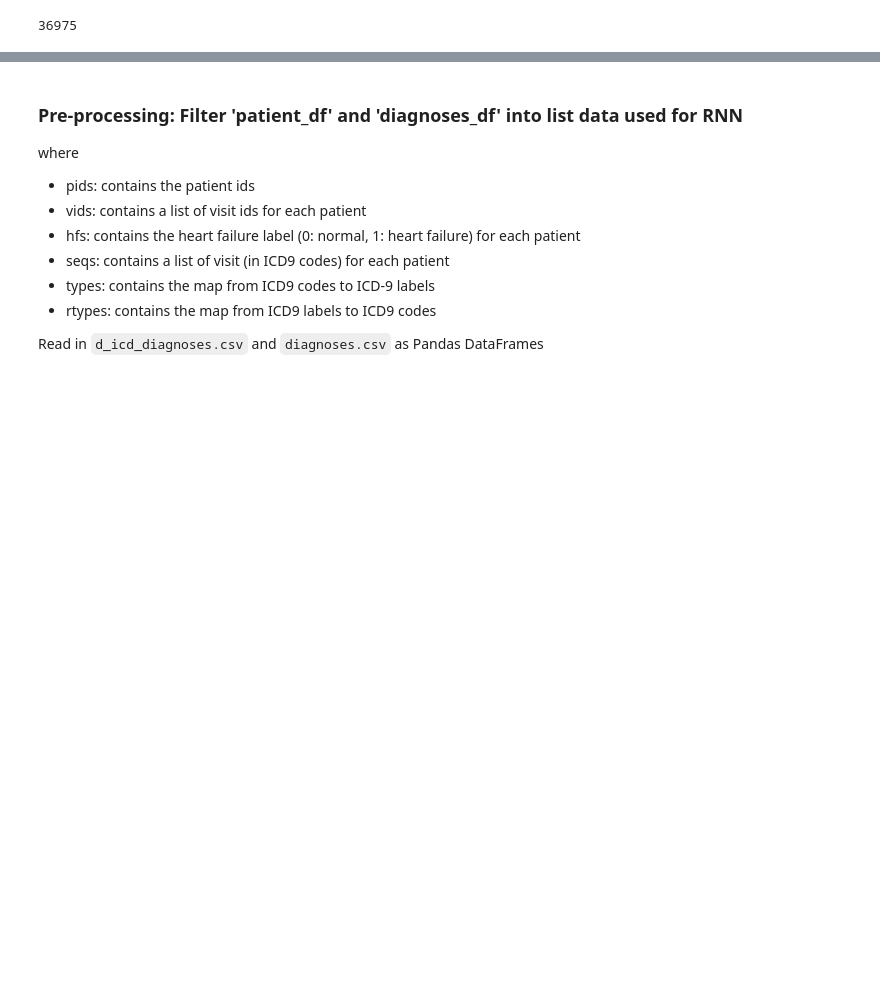
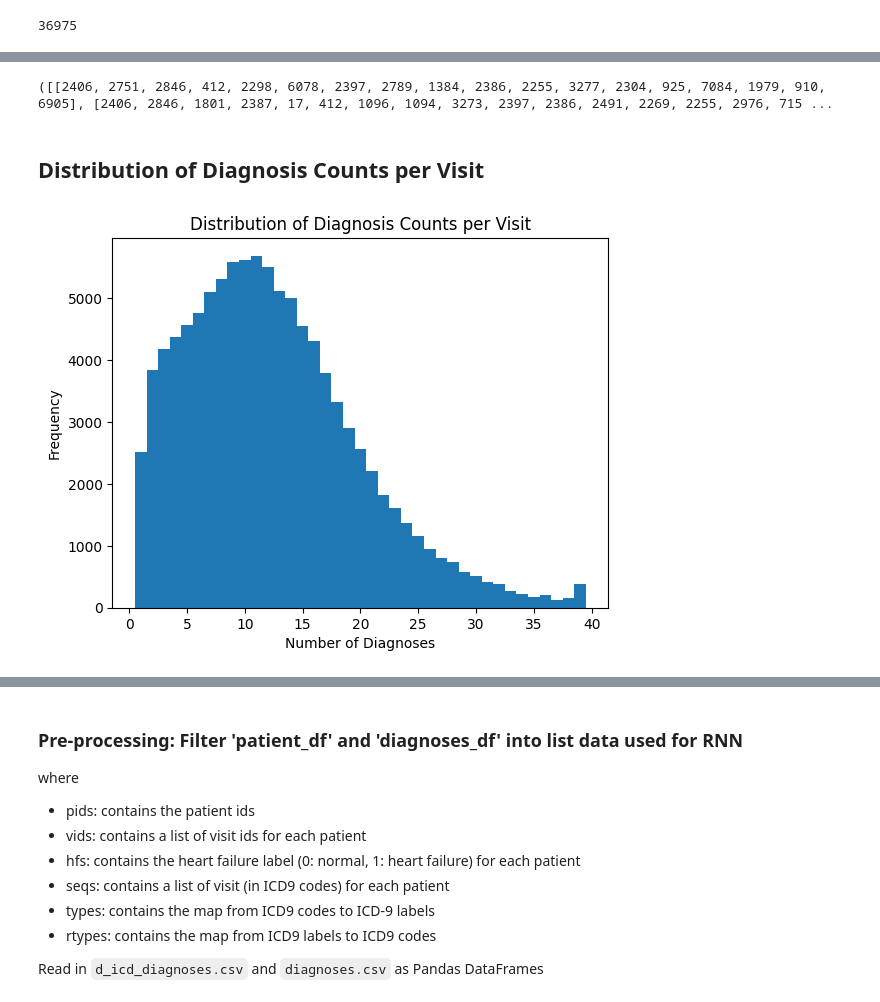
Before and after one commit to BK1147/CS598_DLH_Final_Project, a Jupyter notebook: DL4H_Team_74_Final_Report.ipynb, the cells around one changed output, grey strips where cells are left out. Saved outputs shown, nothing was run; the diff lists cells and outputs as text; code cells hidden in the pictures; blank space fills up the shorter version.

Commit message:
Add data description and visulization

```diff
--- a/DL4H_Team_74_Final_Report.ipynb
+++ b/DL4H_Team_74_Final_Report.ipynb
@@ -173,0 +245,8 @@ len(pids)
+# %%
+print("Patient ID:", pids[5])
+print("Heart Failure:", hfs[5])
+print("# of visits:", len(vids[5]))
+for visit in range(len(vids[5])):
+    print(f"\t{visit}-th visit id:", vids[3][visit])
+    print(f"\t{visit}-th visit diagnosis labels:", seqs[3][visit])
+    print(f"\t{visit}-th visit diagnosis codes:", [rtypes[label] for label in seqs[3][visit]])
@@ -173,0 +260,36 @@ len(pids)
+# %%
+from torch.utils.data import Dataset
+
+
+class CustomDataset(Dataset):
+
+    def __init__(self, seqs, hfs):
+
+        self.x = seqs  # Store diagnosis sequences
+        self.y = hfs   # Store heart failure outcomes
+
+    def __len__(self):
+        return len(self.x)  # Number of patients
+
+    def __getitem__(self, index):
+        return self.x[index], self.y[index]
+
+
+dataset = CustomDataset(seqs, hfs)
+
+print(dataset[1000])
+# %% [output]
+([[2406, 2751, 2846, 412, 2298, 6078, 2397, 2789, 1384, 2386, 2255, 3277, 2304, 925, 7084, 1979, 910, 6905], [2406, 2846, 1801, 2387, 17, 412, 1096, 1094, 3273, 2397, 2386, 2491, 2269, 2255, 2976, 715 ...
+# %% [markdown]
+## Distribution of Diagnosis Counts per Visit
+# %%
+import matplotlib.pyplot as plt
+
+diagnoses_per_visit = [len(visit) for patient in dataset.x for visit in patient]
+plt.hist(diagnoses_per_visit, bins=range(1, max(diagnoses_per_visit)+2), align='left')
+plt.title('Distribution of Diagnosis Counts per Visit')
+plt.xlabel('Number of Diagnoses')
+plt.ylabel('Frequency')
+plt.show()
+# %% [output]
+[figure, added]
```
Also changed, not shown: parts of 11 cells of this notebook.
